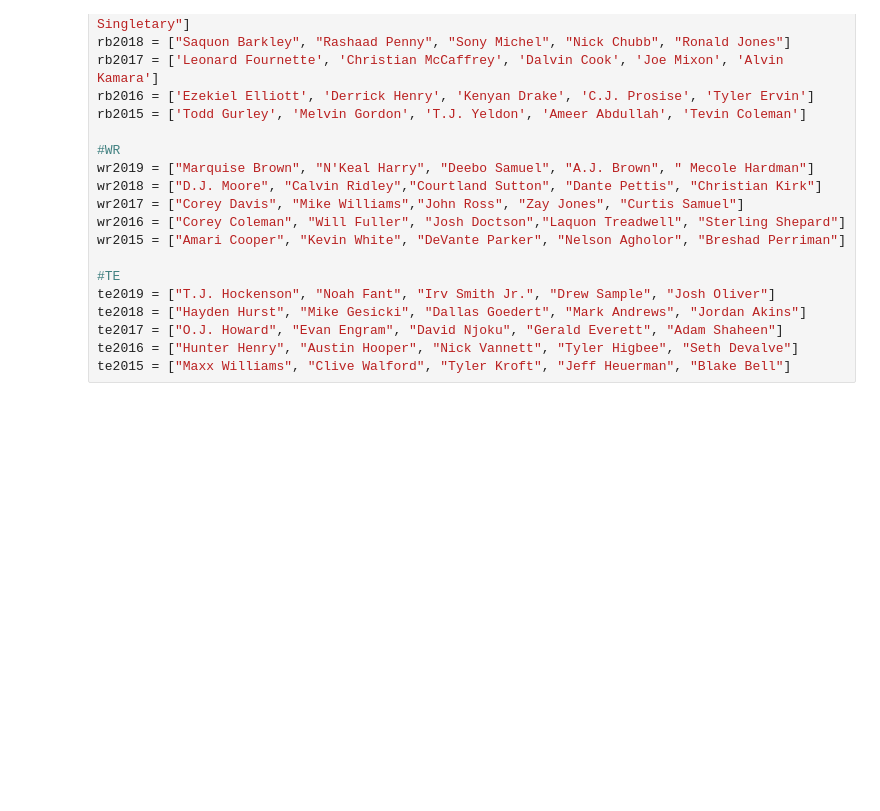
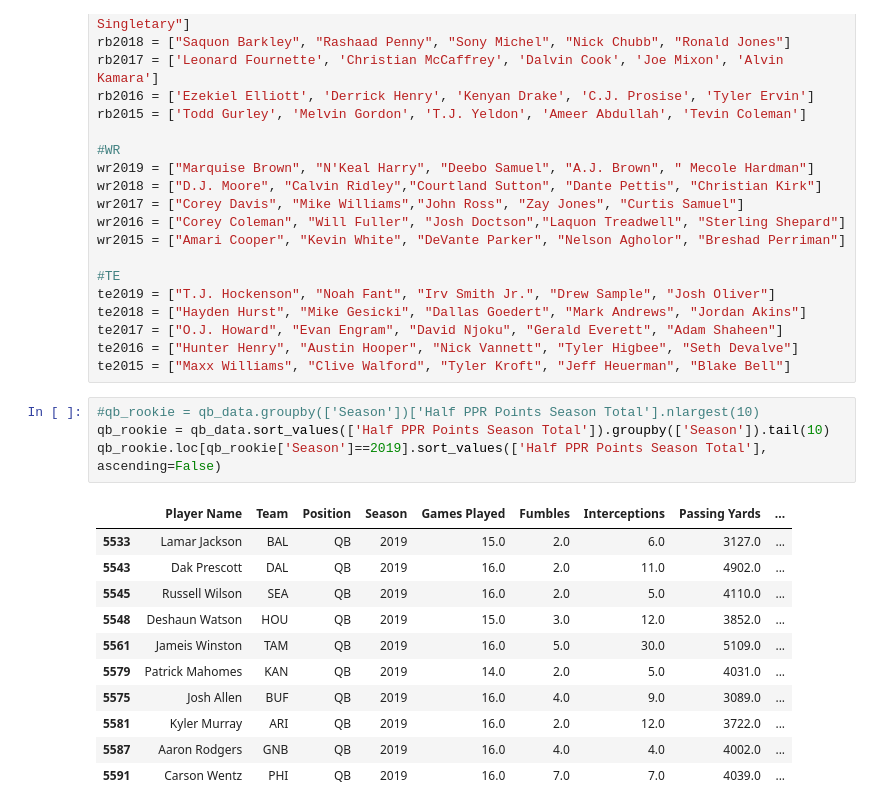
Before and after one commit to hathawayryan/project_one, a Jupyter notebook: main.ipynb, the cells around one changed output. Cells and saved outputs as stored; diff of their text form; blank space fills up the shorter version.

Commit message:
Adding QB and RB rookie results

```diff
--- a/main.ipynb
+++ b/main.ipynb
@@ -257,3 +257,19 @@ te2018 = ["Hayden Hurst", "Mike Gesicki", "Dallas Goedert", "Mark Andrews", "Jor
 te2017 = ["O.J. Howard", "Evan Engram", "David Njoku", "Gerald Everett", "Adam Shaheen"]
 te2016 = ["Hunter Henry", "Austin Hooper", "Nick Vannett", "Tyler Higbee", "Seth Devalve"]
 te2015 = ["Maxx Williams", "Clive Walford", "Tyler Kroft", "Jeff Heuerman", "Blake Bell"]
+# %%
+#qb_rookie = qb_data.groupby(['Season'])['Half PPR Points Season Total'].nlargest(10)
+qb_rookie = qb_data.sort_values(['Half PPR Points Season Total']).groupby(['Season']).tail(10)
+qb_rookie.loc[qb_rookie['Season']==2019].sort_values(['Half PPR Points Season Total'], ascending=False)
+# %% [output]
+|  | Player Name | Team | Position | Season | Games Played | Fumbles | Interceptions | Passing Yards | ... |
+| 5533 | Lamar Jackson | BAL | QB | 2019 | 15.0 | 2.0 | 6.0 | 3127.0 | ... |
+| 5543 | Dak Prescott | DAL | QB | 2019 | 16.0 | 2.0 | 11.0 | 4902.0 | ... |
+| 5545 | Russell Wilson | SEA | QB | 2019 | 16.0 | 2.0 | 5.0 | 4110.0 | ... |
+| 5548 | Deshaun Watson | HOU | QB | 2019 | 15.0 | 3.0 | 12.0 | 3852.0 | ... |
+| 5561 | Jameis Winston | TAM | QB | 2019 | 16.0 | 5.0 | 30.0 | 5109.0 | ... |
+| 5579 | Patrick Mahomes | KAN | QB | 2019 | 14.0 | 2.0 | 5.0 | 4031.0 | ... |
+| 5575 | Josh Allen | BUF | QB | 2019 | 16.0 | 4.0 | 9.0 | 3089.0 | ... |
+| 5581 | Kyler Murray | ARI | QB | 2019 | 16.0 | 2.0 | 12.0 | 3722.0 | ... |
+| 5587 | Aaron Rodgers | GNB | QB | 2019 | 16.0 | 4.0 | 4.0 | 4002.0 | ... |
+| 5591 | Carson Wentz | PHI | QB | 2019 | 16.0 | 7.0 | 7.0 | 4039.0 | ... |
```
Also changed, not shown: parts of 5 cells of this notebook.
